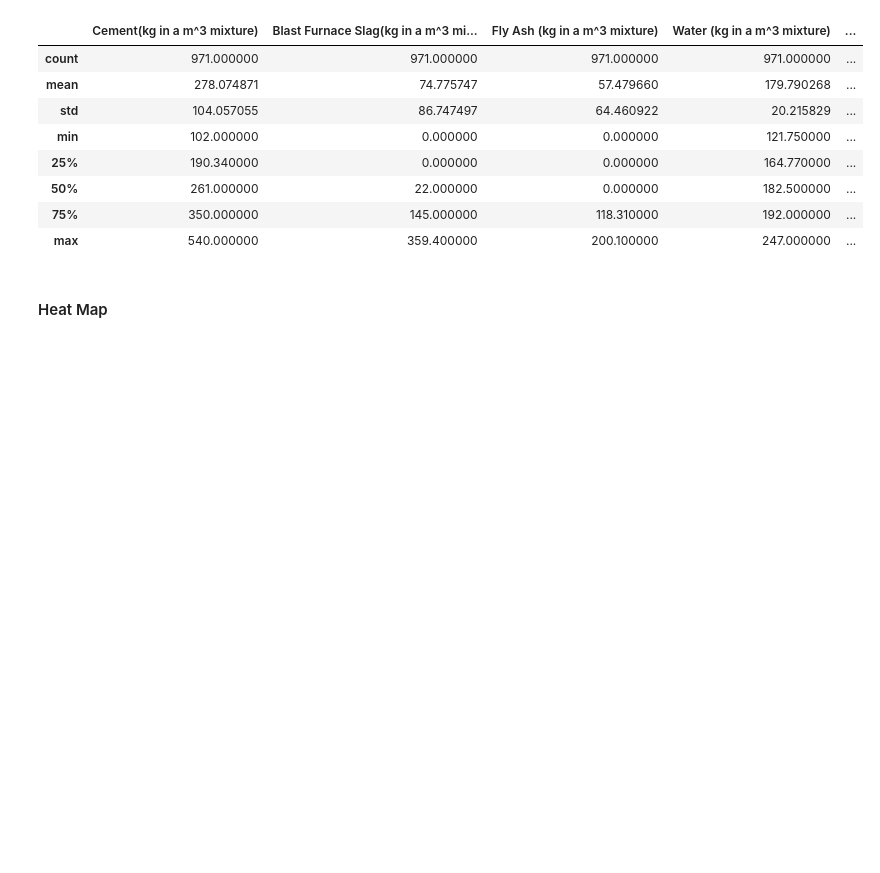
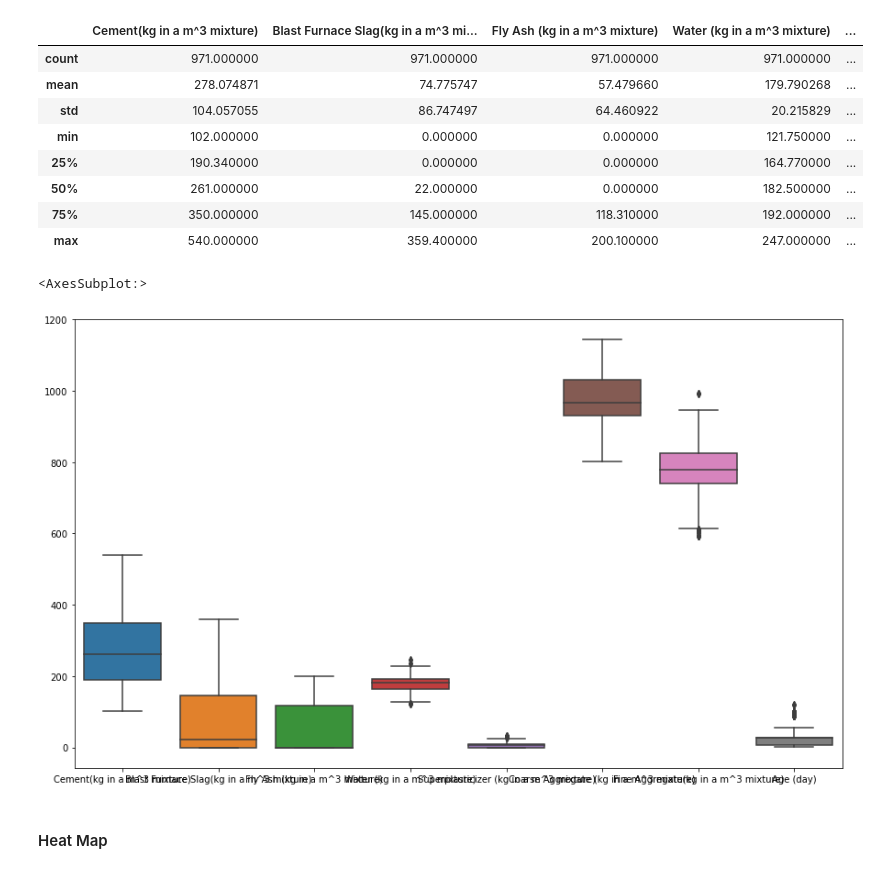
Before and after one commit to munsif-dev/Prediction-of-Concrete-Compressive-Strength, a Jupyter notebook: Concrete Compressive Strength/ML-Final-project.ipynb, the cells around one changed output. Cells and saved outputs as stored; diff of their text form; code cells hidden in the pictures; blank space fills up the shorter version.

```diff
--- a/Concrete Compressive Strength/ML-Final-project.ipynb
+++ b/Concrete Compressive Strength/ML-Final-project.ipynb
@@ -142,6 +142,12 @@ df_cleaned.describe()
 | 50% | 261.000000 | 22.000000 | 0.000000 | 182.500000 | ... |
 | 75% | 350.000000 | 145.000000 | 118.310000 | 192.000000 | ... |
 | max | 540.000000 | 359.400000 | 200.100000 | 247.000000 | ... |
+# %%
+plt.figure(figsize=(15, 9))
+sns.boxplot(data=df_cleaned.iloc[:, :-1])
+# %% [output]
+<AxesSubplot:>
+[figure, added]
 # %% [markdown]
 #### Heat Map
 # %%
```
Also changed, not shown: parts of 13 cells of this notebook.
